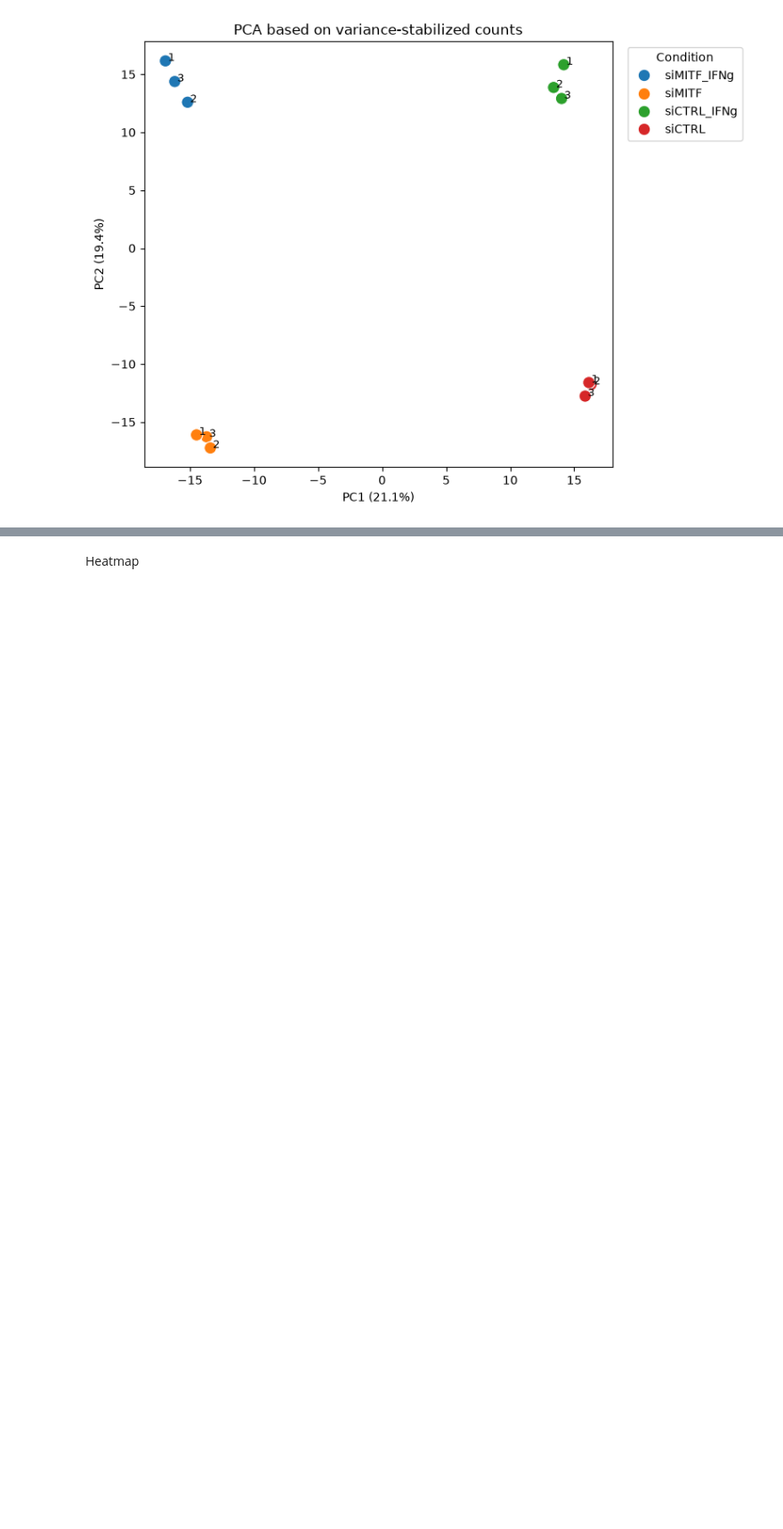
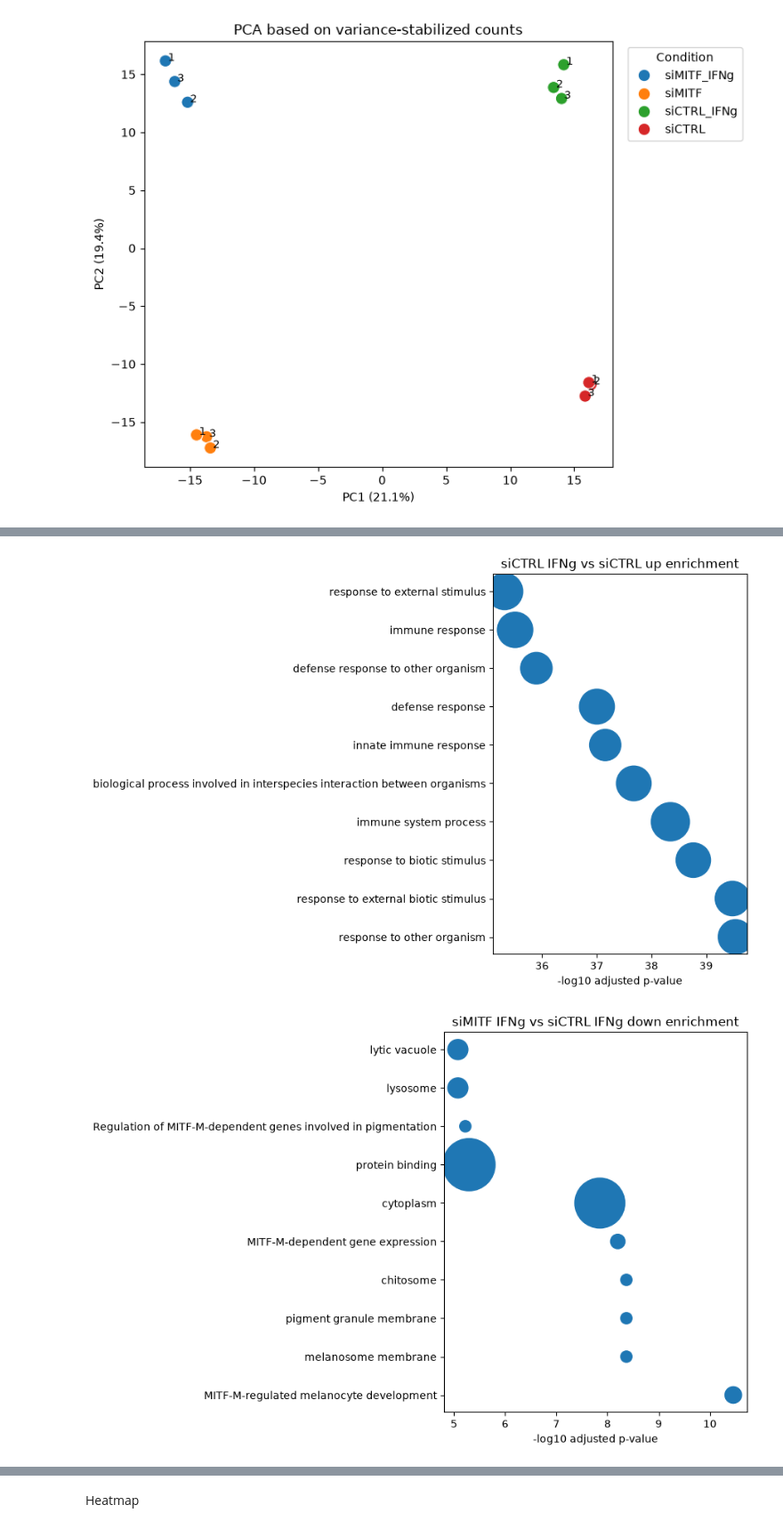
Before and after one commit to SvavaDa/GSE283655_project, a Jupyter notebook: GSE283655-simplified-data.ipynb, the cells around one changed output, grey strips where cells are left out. Shown at 89% size. Drawn from its saved outputs; the diff is of its cells as text; code cells hidden in the pictures; blank space fills up the shorter version.

Commit message:
Add differential expression and functional enrichment analysis

```diff
--- a/GSE283655-simplified-data.ipynb
+++ b/GSE283655-simplified-data.ipynb
@@ -1210,0 +1601,62 @@ plt.show()
+# %%
+# ------------------------------------------------------------
+# Plot top functional enrichment terms
+# ------------------------------------------------------------
+
+
+# Folder for saving figures
+figures_dir = Path("results/figures")
+figures_dir.mkdir(parents=True, exist_ok=True)
+
+# Go through all enrichment result files
+for enrichment_file in enrichment_dir.glob("*_enrichment.csv"):
+
+    enrichment = pd.read_csv(enrichment_file)
+
+    # Skip empty enrichment results
+    if enrichment.empty:
+        continue
+
+    # Select the 10 most significant enriched terms
+    top_terms = (
+        enrichment
+        .sort_values("p_value")
+        .head(10)
+        .copy()
+    )
+
+    # Convert p-values to -log10(p)
+    top_terms["minus_log10_p"] = -np.log10(
+        top_terms["p_value"].clip(lower=1e-300)
+    )
+
+    # Make figure
+    plt.figure(figsize=(9, 6))
+
+    plt.scatter(
+        top_terms["minus_log10_p"],
+        top_terms["name"],
+        s=top_terms["intersection_size"] * 15
+    )
+
+    plt.xlabel("-log10 adjusted p-value")
+    plt.ylabel("")
+
+    plt.title(
+        enrichment_file.stem.replace("_", " ")
+    )
+
+    plt.tight_layout()
+
+    # Save figure
+    plt.savefig(
+        figures_dir /
+        f"{enrichment_file.stem}_dotplot.png",
+        dpi=300,
+        bbox_inches="tight"
+    )
+
+    plt.show()
+# %% [output]
+[figure, added]
+[figure, added]
```
Also changed, not shown: parts of 9 cells of this notebook.
